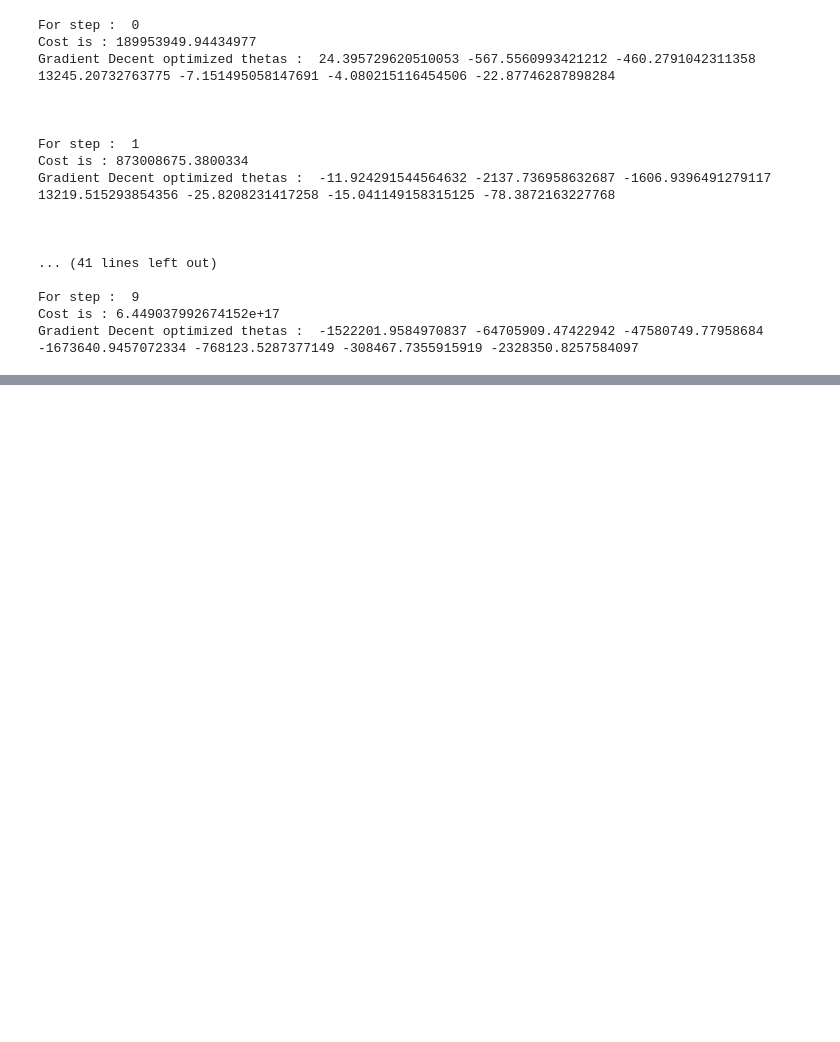
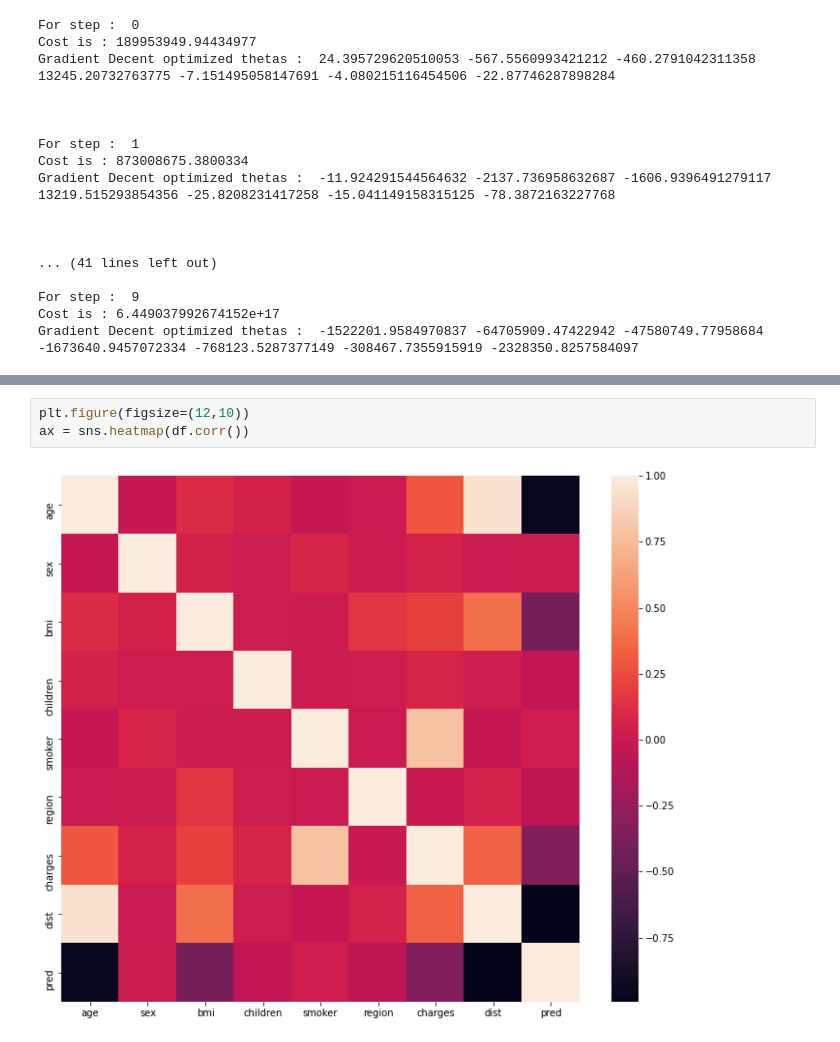
Before and after one commit to Rayhan1996/Linear_Regression, a Jupyter notebook: 17201045_linear_regression.ipynb, the cells around one changed output, grey strips where cells are left out. Drawn from its saved outputs; the diff is of its cells as text; blank space fills up the shorter version.

```diff
--- a/17201045_linear_regression.ipynb
+++ b/17201045_linear_regression.ipynb
@@ -156,0 +169,5 @@ Gradient Decent optimized thetas :  -1522201.9584970837 -64705909.47422942 -4758
+# %%
+plt.figure(figsize=(12,10))
+ax = sns.heatmap(df.corr())
+# %% [output]
+[figure, added]
```
Also changed, not shown: parts of 5 cells of this notebook, 1 other file.
